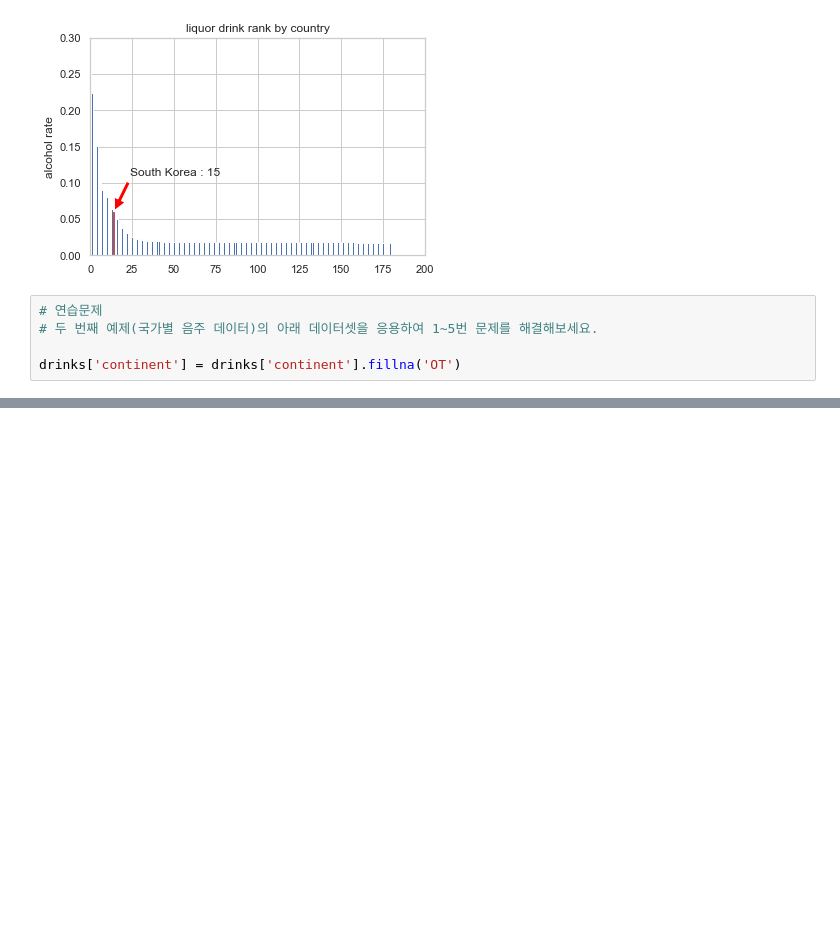
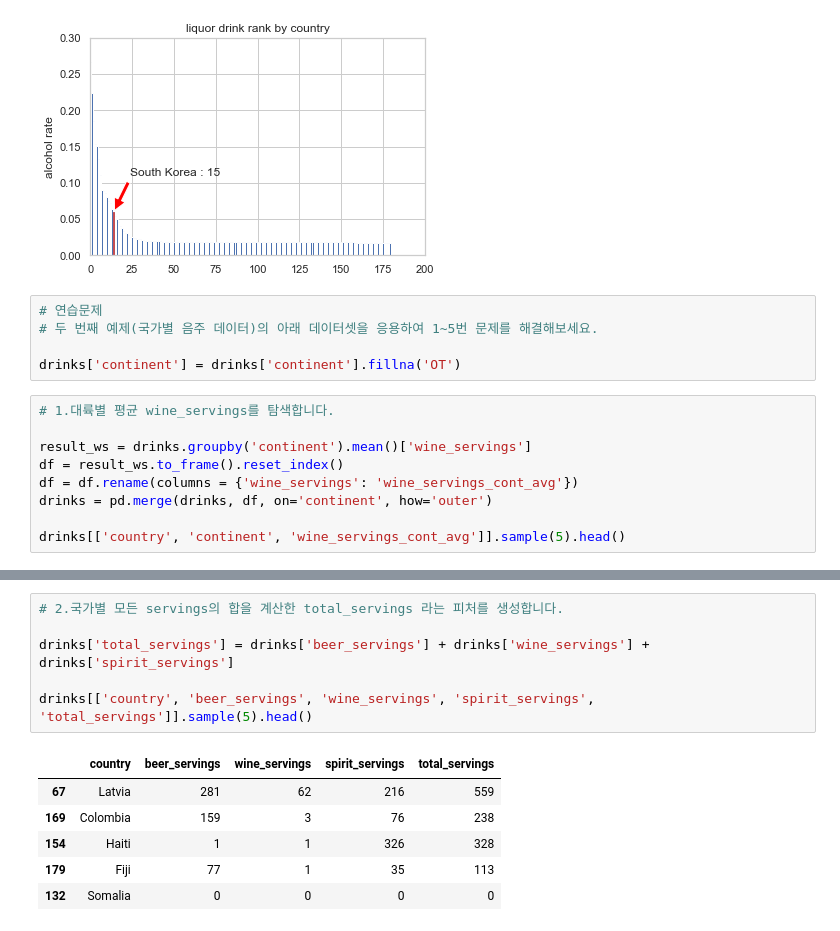
Before and after one commit to mucollabo/thisDataAnalysis, a Jupyter notebook: 02-drinks-eda.ipynb, the cells around one changed output, grey strips where cells are left out. Drawn from its saved outputs; the diff is of its cells as text; blank space fills up the shorter version.

```diff
--- a/02-drinks-eda.ipynb
+++ b/02-drinks-eda.ipynb
@@ -351,3 +351,12 @@ plt.show()
 # 두 번째 예제(국가별 음주 데이터)의 아래 데이터셋을 응용하여 1~5번 문제를 해결해보세요.
 
 drinks['continent'] = drinks['continent'].fillna('OT')
+# %%
+# 1.대륙별 평균 wine_servings를 탐색합니다.
+
+result_ws = drinks.groupby('continent').mean()['wine_servings']
+df = result_ws.to_frame().reset_index()
+df = df.rename(columns = {'wine_servings': 'wine_servings_cont_avg'})
+drinks = pd.merge(drinks, df, on='continent', how='outer')
+
+drinks[['country', 'continent', 'wine_servings_cont_avg']].sample(5).head()
@@ -353,0 +370,13 @@ drinks['continent'] = drinks['continent'].fillna('OT')
+# %%
+# 2.국가별 모든 servings의 합을 계산한 total_servings 라는 피처를 생성합니다.
+
+drinks['total_servings'] = drinks['beer_servings'] + drinks['wine_servings'] + drinks['spirit_servings']
+
+drinks[['country', 'beer_servings', 'wine_servings', 'spirit_servings', 'total_servings']].sample(5).head()
+# %% [output]
+|  | country | beer_servings | wine_servings | spirit_servings | total_servings |
+| 67 | Latvia | 281 | 62 | 216 | 559 |
+| 169 | Colombia | 159 | 3 | 76 | 238 |
+| 154 | Haiti | 1 | 1 | 326 | 328 |
+| 179 | Fiji | 77 | 1 | 35 | 113 |
+| 132 | Somalia | 0 | 0 | 0 | 0 |
```
Also changed, not shown: parts of 4 cells of this notebook.
